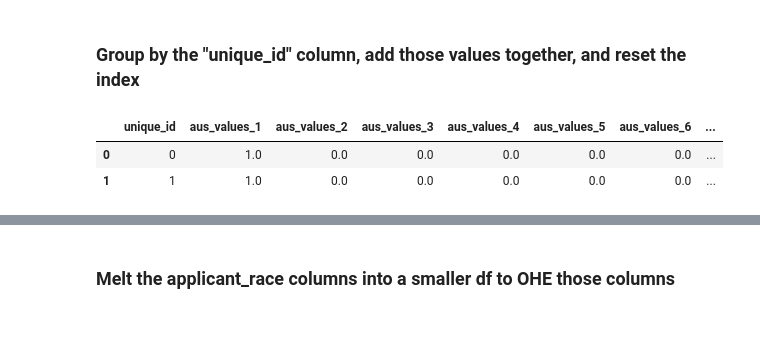
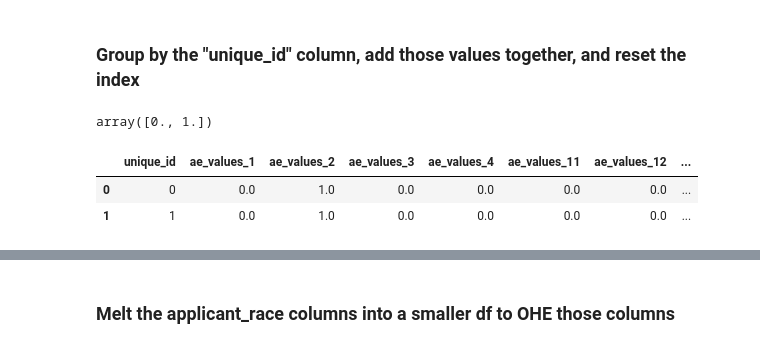
Before and after one commit to catdgomez/redlined_by_algorithm, a Jupyter notebook: notebooks/redlined_by_algorithm_exploratory.ipynb, the cells around one changed output, grey strips where cells are left out. Saved outputs shown, nothing was run; the diff lists cells and outputs as text; code cells hidden in the pictures.

Commit message:
one hot encoded all necessary columns

```diff
--- a/notebooks/redlined_by_algorithm_exploratory.ipynb
+++ b/notebooks/redlined_by_algorithm_exploratory.ipynb
@@ -263,5 +267,5 @@ hmda_melted["aus_values"].unique()
 # %% [markdown]
 ### Fill in NaNs with 0s and change it to an integer not a float
 # %%
-hmda_melted["aus_values"] = hmda_melted["aus_values"].fillna(0).astype(int)
+hmda_ae_melted["ae_values"] = hmda_ae_melted["ae_values"].fillna(0).astype(int)
 # %%
@@ -273,8 +281,8 @@ hmda_melted.head(2)
 transformed = OneHotEncoder(sparse_output=False).set_output(transform="pandas")
 
 # fit and transform the specific column
-encoded_df = transformed.fit_transform(hmda_melted[["aus_values"]])
+encoded_df = transformed.fit_transform(hmda_ae_melted[["ae_values"]])
 
 # combine the encoded columns back with the original df
-hmda_ohe = pd.concat([hmda_melted.drop(columns=["aus_values"]), encoded_df], axis=1)
+hmda_ae_ohe = pd.concat([hmda_ae_melted.drop(columns=["ae_values"]), encoded_df], axis=1)
 # %%
@@ -289,17 +301,19 @@ Index(['unique_id', 'aus_values_1', 'aus_values_2', 'aus_values_3',
 # %% [markdown]
 #### Drop unnecessary columns
 # %%
-hmda_ohe = hmda_ohe.drop(columns=["aus_values_0", "aus_types"])
+hmda_ae_ohe = hmda_ae_ohe.drop(columns=["ae_values_0", "ae_types"])
 # %% [markdown]
 ### Group by the "unique_id" column, add those values together, and reset the index
 # %%
-auses = hmda_ohe.groupby("unique_id").sum().reset_index()#.astype(int)
+ae = hmda_ae_ohe.groupby("unique_id").sum().reset_index()#.astype(int)
 # %%
-auses["aus_values_4"].unique()
+ae["ae_values_4"].unique()
+# %% [output]
+array([0., 1.])
 # %%
-auses.head(2)
+ae.head(2)
 # %% [output]
-|  | unique_id | aus_values_1 | aus_values_2 | aus_values_3 | aus_values_4 | aus_values_5 | aus_values_6 | ... |
-| 0 | 0 | 1.0 | 0.0 | 0.0 | 0.0 | 0.0 | 0.0 | ... |
-| 1 | 1 | 1.0 | 0.0 | 0.0 | 0.0 | 0.0 | 0.0 | ... |
+|  | unique_id | ae_values_1 | ae_values_2 | ae_values_3 | ae_values_4 | ae_values_11 | ae_values_12 | ... |
+| 0 | 0 | 0.0 | 1.0 | 0.0 | 0.0 | 0.0 | 0.0 | ... |
+| 1 | 1 | 0.0 | 1.0 | 0.0 | 0.0 | 0.0 | 0.0 | ... |
 # %%
```
Also changed, not shown: parts of 95 cells of this notebook.
